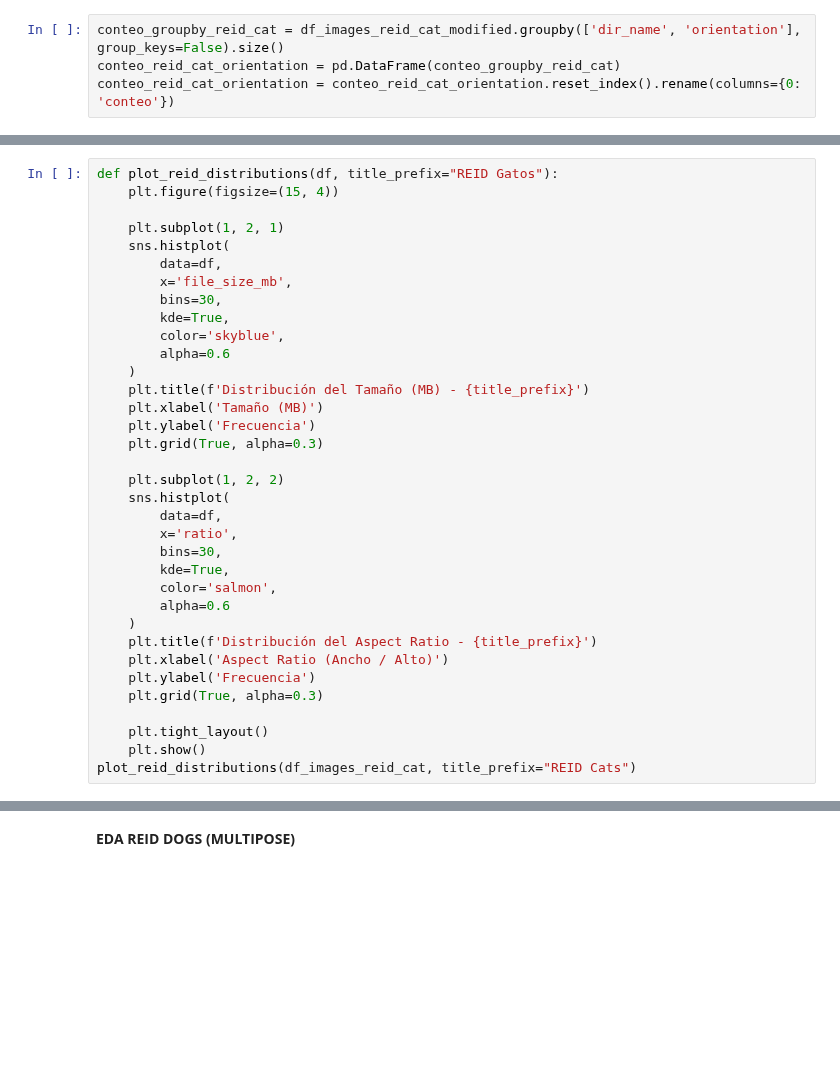
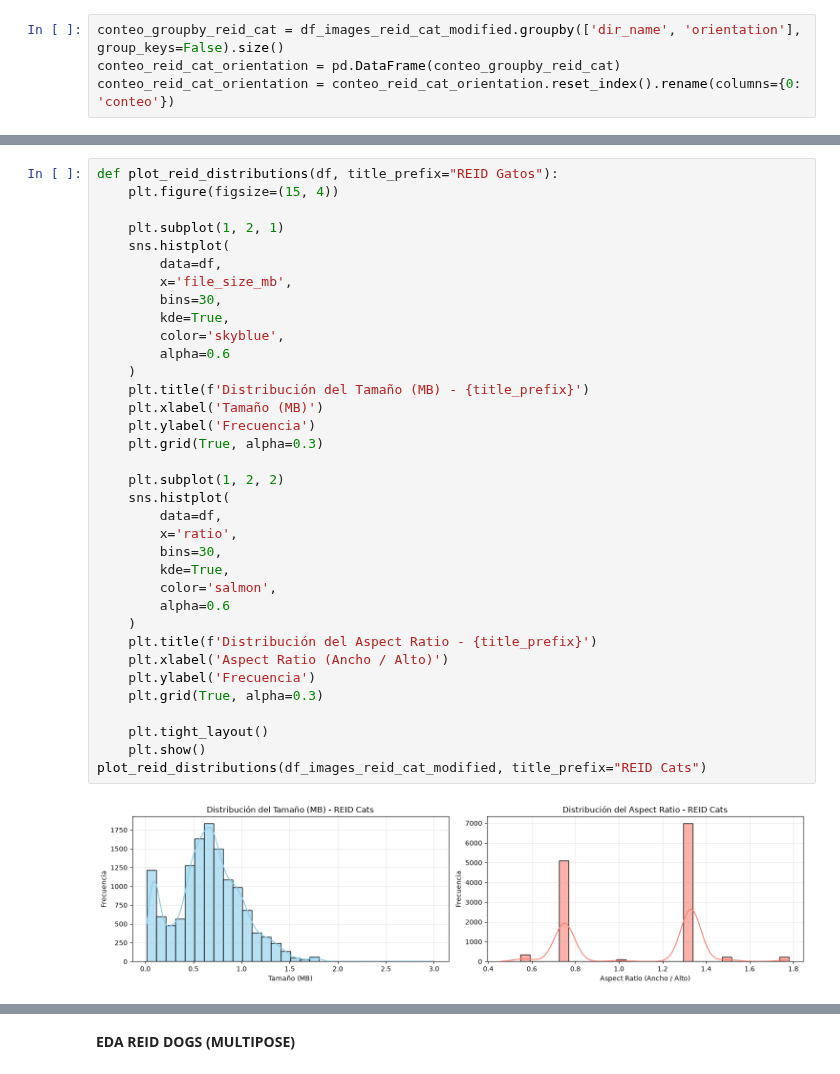
Before and after one commit to 317745/IA_PROJECT, a Jupyter notebook: proyecto/eda.ipynb, the cells around one changed output, grey strips where cells are left out. Saved outputs shown, nothing was run; the diff lists cells and outputs as text; blank space fills up the shorter version.

```diff
--- a/proyecto/eda.ipynb
+++ b/proyecto/eda.ipynb
@@ -304,34 +395,36 @@ def plot_reid_distributions(df, title_prefix="REID Gatos"):
     plt.subplot(1, 2, 1)
     sns.histplot(
         data=df,
         x='file_size_mb',
         bins=30,
         kde=True,
         color='skyblue',
         alpha=0.6
     )
     plt.title(f'Distribución del Tamaño (MB) - {title_prefix}')
     plt.xlabel('Tamaño (MB)')
     plt.ylabel('Frecuencia')
     plt.grid(True, alpha=0.3)
 
     plt.subplot(1, 2, 2)
     sns.histplot(
         data=df,
         x='ratio',
         bins=30,
         kde=True,
         color='salmon',
         alpha=0.6
     )
     plt.title(f'Distribución del Aspect Ratio - {title_prefix}')
     plt.xlabel('Aspect Ratio (Ancho / Alto)')
     plt.ylabel('Frecuencia')
     plt.grid(True, alpha=0.3)
 
     plt.tight_layout()
     plt.show()
-plot_reid_distributions(df_images_reid_cat, title_prefix="REID Cats")
+plot_reid_distributions(df_images_reid_cat_modified, title_prefix="REID Cats")
+# %% [output]
+[figure, added]
 # %%
 def plot_reid_boxplots(df, title_prefix="REID Gatos"):
     plt.figure(figsize=(15, 4))
```
Also changed, not shown: parts of 42 cells of this notebook.
